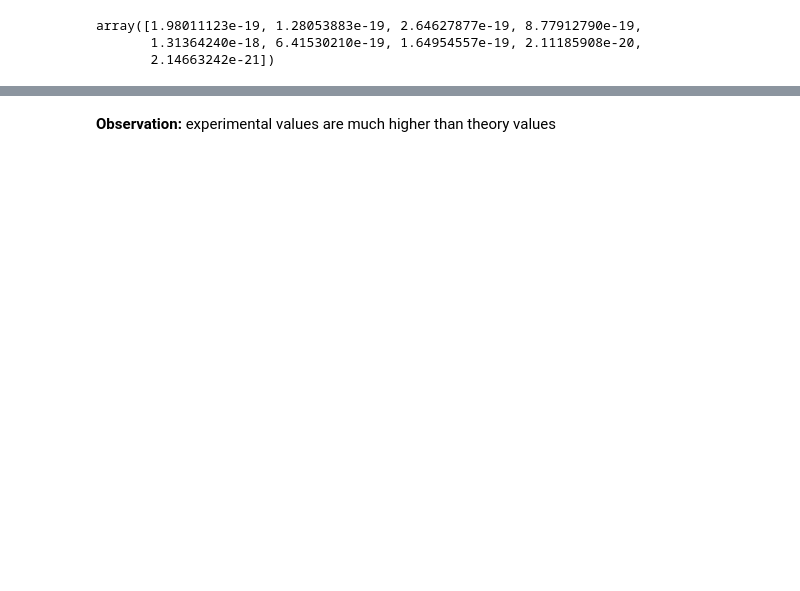
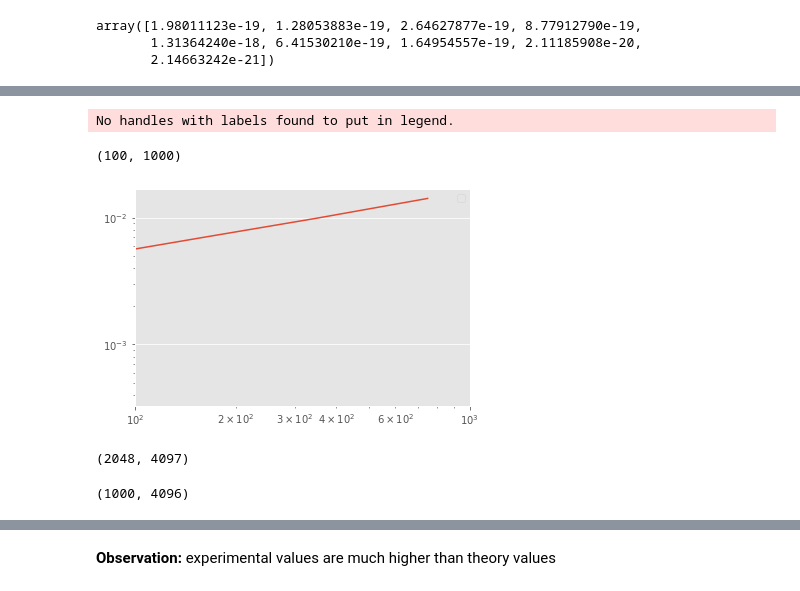
Before and after one commit to tanveerkarim/imaging-sys-covariance, a Jupyter notebook: notebooks/WindowFunctionAnalysis.ipynb, the cells around one changed output, grey strips where cells are left out. Cells and saved outputs as stored; diff of their text form; code cells hidden in the pictures; blank space fills up the shorter version.

```diff
--- a/notebooks/WindowFunctionAnalysis.ipynb
+++ b/notebooks/WindowFunctionAnalysis.ipynb
@@ -660,0 +687,17 @@ array([1.98011123e-19, 1.28053883e-19, 2.64627877e-19, 8.77912790e-19,
+# %%
+plt.loglog(ELL_mid, (np.diag(cov_diff_exp_binned) - np.diag(cov_B_theory_binned))/np.diag(cov_A_exp_binned))
+plt.legend(loc = 'best')
+plt.xlim([100, 1000])
+#plt.ylim([1e-14, 1e-11])
+# %% [output]
+No handles with labels found to put in legend.
+(100, 1000)
+[figure, added]
+# %%
+M.shape
+# %% [output]
+(2048, 4097)
+# %%
+window_cl_array.shape
+# %% [output]
+(1000, 4096)
```
Also changed, not shown: parts of 19 cells of this notebook, 5 other files.
